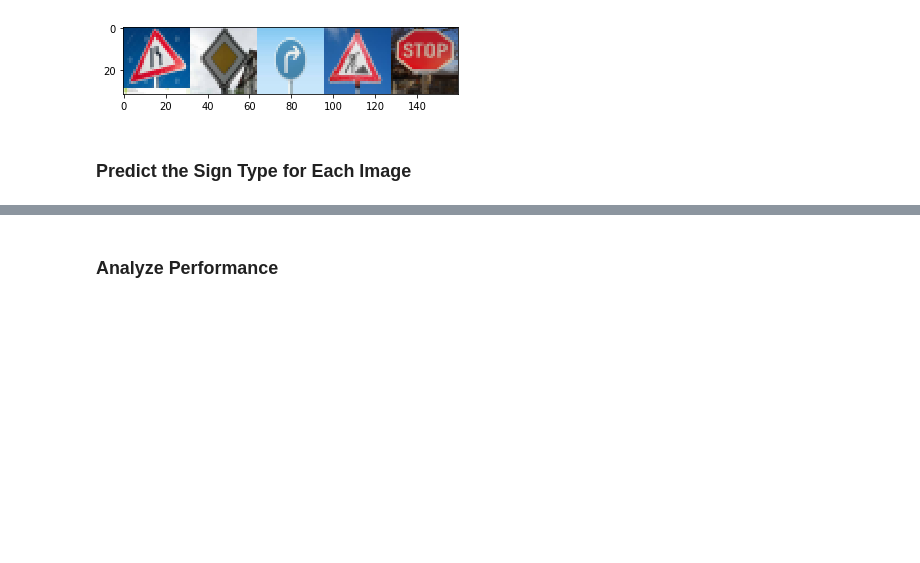
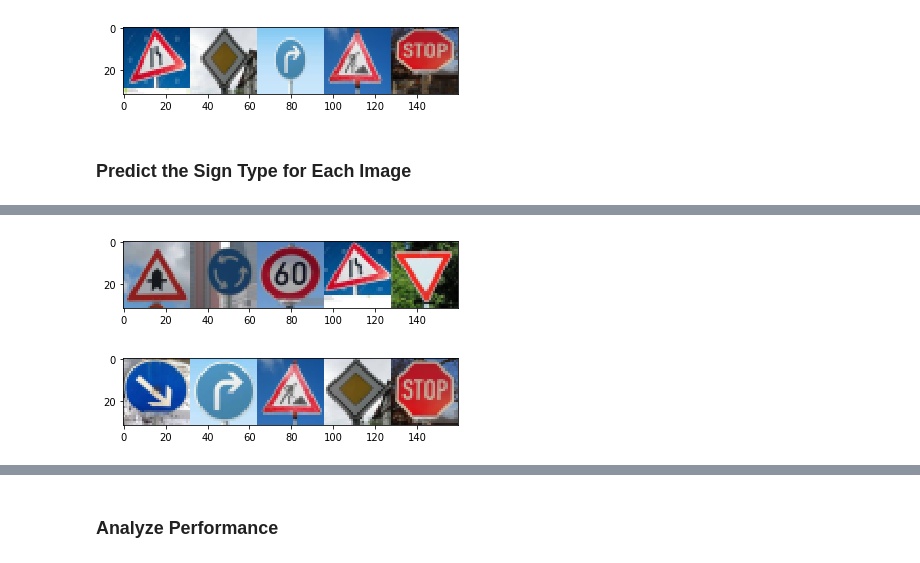
Before and after one commit to simonchu47/CarND-Traffic-Sign-Classifier-Project, a Jupyter notebook: Traffic_Sign_Classifier.ipynb, the cells around one changed output, grey strips where cells are left out. Drawn from its saved outputs; the diff is of its cells as text; code cells hidden in the pictures; blank space fills up the shorter version.

Commit message:
Update the compare between the  prediction accuracy for web-downloaded images and test data set

```diff
--- a/Traffic_Sign_Classifier.ipynb
+++ b/Traffic_Sign_Classifier.ipynb
@@ -465,3 +467,29 @@ with tf.Session() as sess:
 [figure]
 [figure]
 [figure]
+# %%
+### The images in the "test_data_new" directory are manually clipped to 1:1 ratio
+### from those the model did not classify correctly,
+### in order to eliminate the distortion caused by downscaling dispropotionately
+
+path = "test_data_new/"
+
+X_newTest = []
+y_newTest = []
+
+for item in os.listdir(path):
+    image = mpimg.imread(path+item)
+    image = cv2.resize(image, (32, 32), interpolation=cv2.INTER_AREA)
+    X_newTest.append(image)
+    num, ext = os.path.splitext(item)
+    y_newTest.append(int(num))
+
+vis = np.concatenate(X_newTest[0:5], axis=1)
+plt.imshow(vis)
+plt.show()
+vis = np.concatenate(X_newTest[5:], axis=1)
+plt.imshow(vis)
+plt.show()
+# %% [output]
+[figure, added]
+[figure, added]
```
Also changed, not shown: parts of 12 cells of this notebook, 16 other files.
